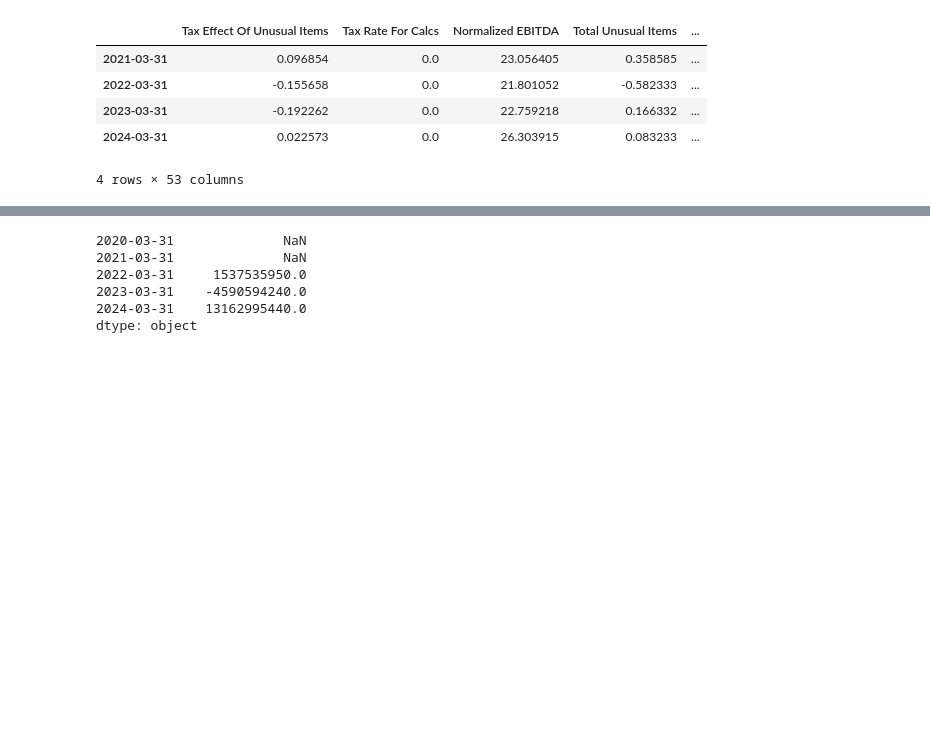
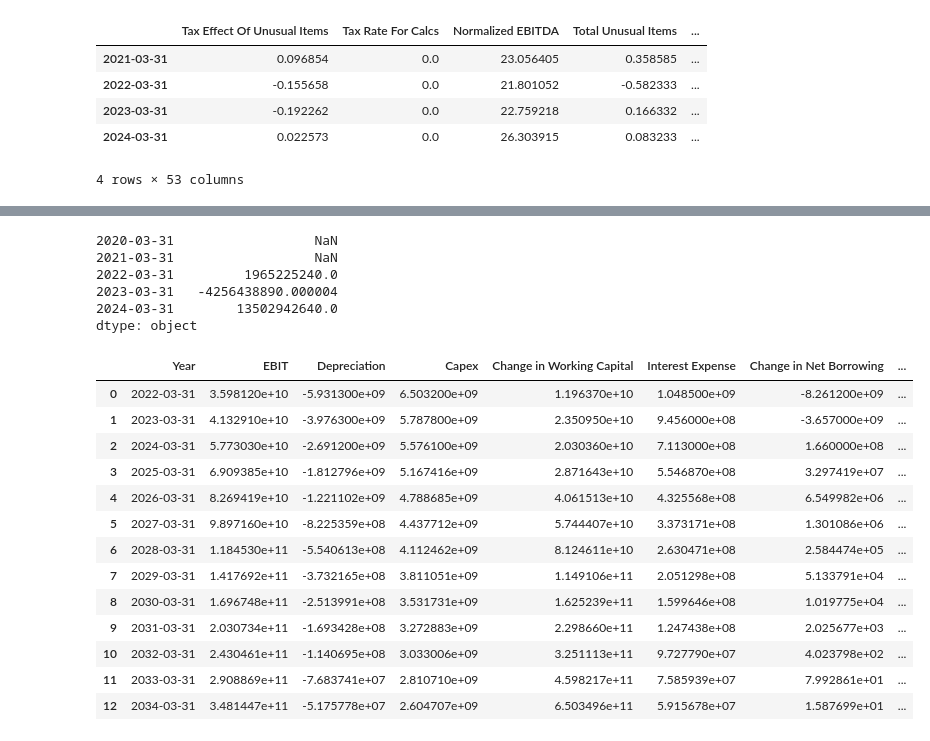
Before and after one commit to Rishi-Bharadwaj/Applied-AI-in-Finance, a Jupyter notebook: Bav/first.ipynb, the cells around one changed output, grey strips where cells are left out. Saved outputs shown, nothing was run; the diff lists cells and outputs as text; code cells hidden in the pictures; blank space fills up the shorter version.

```diff
--- a/Bav/first.ipynb
+++ b/Bav/first.ipynb
@@ -119,11 +186,11 @@ Name: Net Income, dtype: object
 # %%
-net_income = income_statement['Net Income']
+ebit = income_statement['EBIT']
 depreciation = balance_sheet['Accumulated Depreciation'].diff()
 capex = balance_sheet['Gross PPE'].diff()
 wc_delta=balance_sheet['Working Capital'].diff()
 net_borrowing = balance_sheet['Long Term Debt And Capital Lease Obligation'].diff()
 interest_expense = income_statement['Interest Expense']
 tax_rate = income_statement['Tax Rate For Calcs']
-fcfe = net_income + depreciation - capex -wc_delta + net_borrowing
+fcfe = ebit*(1-tax_rate) + depreciation - capex -wc_delta + net_borrowing - interest_expense*(1-tax_rate)
 print(fcfe)
 # %% [output]
@@ -135,11 +202,68 @@ print(fcfe)
 dtype: object
 # %%
-fcff = net_income + depreciation - capex - wc_delta + interest_expense * (1 - tax_rate)
+fcff = ebit*(1-tax_rate) + depreciation - capex - wc_delta
 print(fcff)
 # %% [output]
-2020-03-31              NaN
-2021-03-31              NaN
-2022-03-31     1537535950.0
-2023-03-31    -4590594240.0
-2024-03-31    13162995440.0
+2020-03-31                  NaN
+2021-03-31                  NaN
+2022-03-31         1965225240.0
+2023-03-31   -4256438890.000004
+2024-03-31        13502942640.0
 dtype: object
+# %%
+import pandas as pd
+import matplotlib.pyplot as plt
+tax_rate=0.27
+ebit_pct_change = ebit.pct_change().mean()
+depreciation_pct_change = depreciation.pct_change().mean()
+capex_pct_change = capex.pct_change().mean()
+wc_delta_pct_change = wc_delta.pct_change().mean()
+net_borrowing_pct_change = net_borrowing.pct_change().mean()
+interest_expense_pct_change=interest_expense.pct_change().mean()
+fcfe_forecast=pd.DataFrame(columns=['Year','EBIT','Depreciation','Capex','Change in Working Capital','Interest Expense','Change in Net Borrowing','FCFF','FCFE'])
+
+for year in ['2022-03-31','2023-03-31','2024-03-31']:
+    row1=[year,ebit[year],depreciation[year], capex[year], wc_delta[year],interest_expense[year],net_borrowing[year], fcff[year], fcfe[year]]
+    fcfe_forecast.loc[len(fcfe_forecast)] = row1
+
+last_date='2024-03-31'
+for i in range(1, 11):
+    year = str(int(last_date[:4]) + i) + last_date[4:]
+    prev_index = len(fcfe_forecast) - 1  # Index of the last row
+
+    forecast_ebit = fcfe_forecast.loc[prev_index, 'EBIT'] * (1 + ebit_pct_change)
+    forecast_depreciation = fcfe_forecast.loc[prev_index, 'Depreciation'] * (1 + depreciation_pct_change)
+    forecast_capex = fcfe_forecast.loc[prev_index, 'Capex'] * (1 + capex_pct_change)
+    forecast_wc_delta = fcfe_forecast.loc[prev_index, 'Change in Working Capital'] * (1 + wc_delta_pct_change)
+    forecast_net_borrowing = fcfe_forecast.loc[prev_index, 'Change in Net Borrowing'] * (1 + net_borrowing_pct_change)
+    forecast_interest_expense = fcfe_forecast.loc[prev_index, 'Interest Expense'] * (1 + interest_expense_pct_change)
+
+    forecast_fcff = forecast_ebit * (1 - tax_rate) + forecast_depreciation - forecast_capex - forecast_wc_delta
+    forecast_fcfe = forecast_fcff + forecast_net_borrowing - forecast_interest_expense * (1 - tax_rate)
+    fcfe_forecast.loc[len(fcfe_forecast)] = [
+        year,
+        forecast_ebit,
+        forecast_depreciation,
+        forecast_capex,
+        forecast_wc_delta,
+        forecast_interest_expense,
+        forecast_net_borrowing,
+        forecast_fcff,
+        forecast_fcfe
+    ]
+fcfe_forecast
+# %% [output]
+|  | Year | EBIT | Depreciation | Capex | Change in Working Capital | Interest Expense | Change in Net Borrowing | ... |
+| 0 | 2022-03-31 | 3.598120e+10 | -5.931300e+09 | 6.503200e+09 | 1.196370e+10 | 1.048500e+09 | -8.261200e+09 | ... |
+| 1 | 2023-03-31 | 4.132910e+10 | -3.976300e+09 | 5.787800e+09 | 2.350950e+10 | 9.456000e+08 | -3.657000e+09 | ... |
+| 2 | 2024-03-31 | 5.773030e+10 | -2.691200e+09 | 5.576100e+09 | 2.030360e+10 | 7.113000e+08 | 1.660000e+08 | ... |
+| 3 | 2025-03-31 | 6.909385e+10 | -1.812796e+09 | 5.167416e+09 | 2.871643e+10 | 5.546870e+08 | 3.297419e+07 | ... |
+| 4 | 2026-03-31 | 8.269419e+10 | -1.221102e+09 | 4.788685e+09 | 4.061513e+10 | 4.325568e+08 | 6.549982e+06 | ... |
+| 5 | 2027-03-31 | 9.897160e+10 | -8.225359e+08 | 4.437712e+09 | 5.744407e+10 | 3.373171e+08 | 1.301086e+06 | ... |
+| 6 | 2028-03-31 | 1.184530e+11 | -5.540613e+08 | 4.112462e+09 | 8.124611e+10 | 2.630471e+08 | 2.584474e+05 | ... |
+| 7 | 2029-03-31 | 1.417692e+11 | -3.732165e+08 | 3.811051e+09 | 1.149106e+11 | 2.051298e+08 | 5.133791e+04 | ... |
+| 8 | 2030-03-31 | 1.696748e+11 | -2.513991e+08 | 3.531731e+09 | 1.625239e+11 | 1.599646e+08 | 1.019775e+04 | ... |
+| 9 | 2031-03-31 | 2.030734e+11 | -1.693428e+08 | 3.272883e+09 | 2.298660e+11 | 1.247438e+08 | 2.025677e+03 | ... |
+| 10 | 2032-03-31 | 2.430461e+11 | -1.140695e+08 | 3.033006e+09 | 3.251113e+11 | 9.727790e+07 | 4.023798e+02 | ... |
+| 11 | 2033-03-31 | 2.908869e+11 | -7.683741e+07 | 2.810710e+09 | 4.598217e+11 | 7.585939e+07 | 7.992861e+01 | ... |
+| 12 | 2034-03-31 | 3.481447e+11 | -5.175778e+07 | 2.604707e+09 | 6.503496e+11 | 5.915678e+07 | 1.587699e+01 | ... |
```
Also changed, not shown: parts of 11 cells of this notebook.
